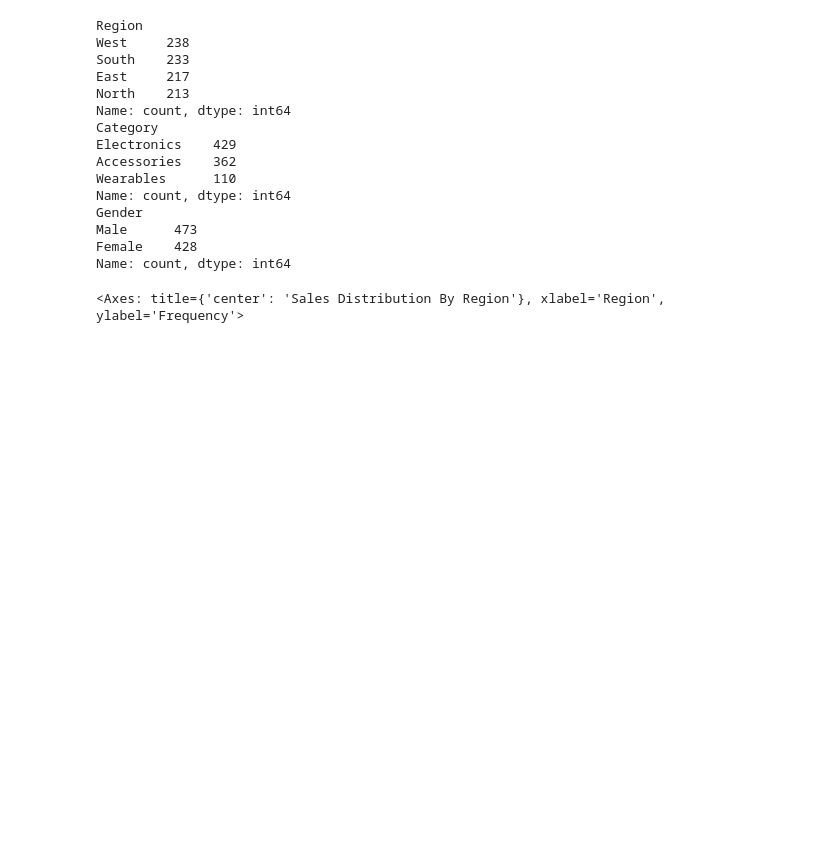
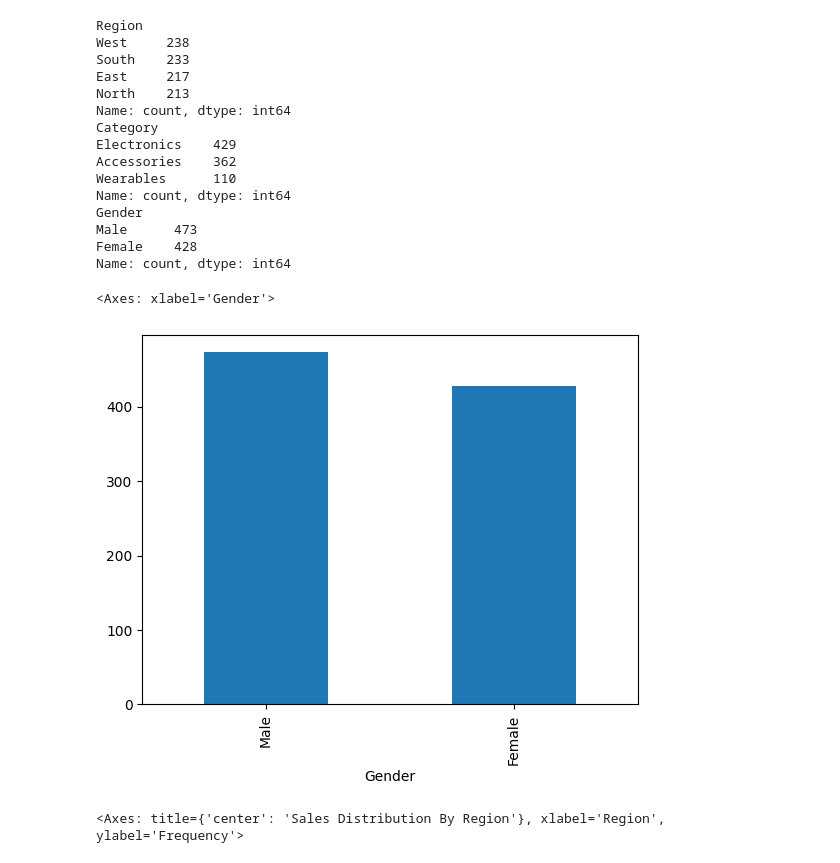
Before and after one commit to abrehamashebir/GO2COD_DS_03, a Jupyter notebook: notebook/telecom_sales.ipynb, the cells around one changed output. Cells and saved outputs as stored; diff of their text form; code cells hidden in the pictures; blank space fills up the shorter version.

```diff
--- a/notebook/telecom_sales.ipynb
+++ b/notebook/telecom_sales.ipynb
@@ -124,6 +202,11 @@ Gender
 Male      473
 Female    428
 Name: count, dtype: int64
+# %%
+df['Gender'].value_counts().plot(kind='bar')
+# %% [output]
+<Axes: xlabel='Gender'>
+[figure, added]
 # %%
 region.plot(kind='bar', xlabel='Region', ylabel='Frequency', title='Sales Distribution By Region' )
 # %% [output]
```
Also changed, not shown: parts of 20 cells of this notebook.
